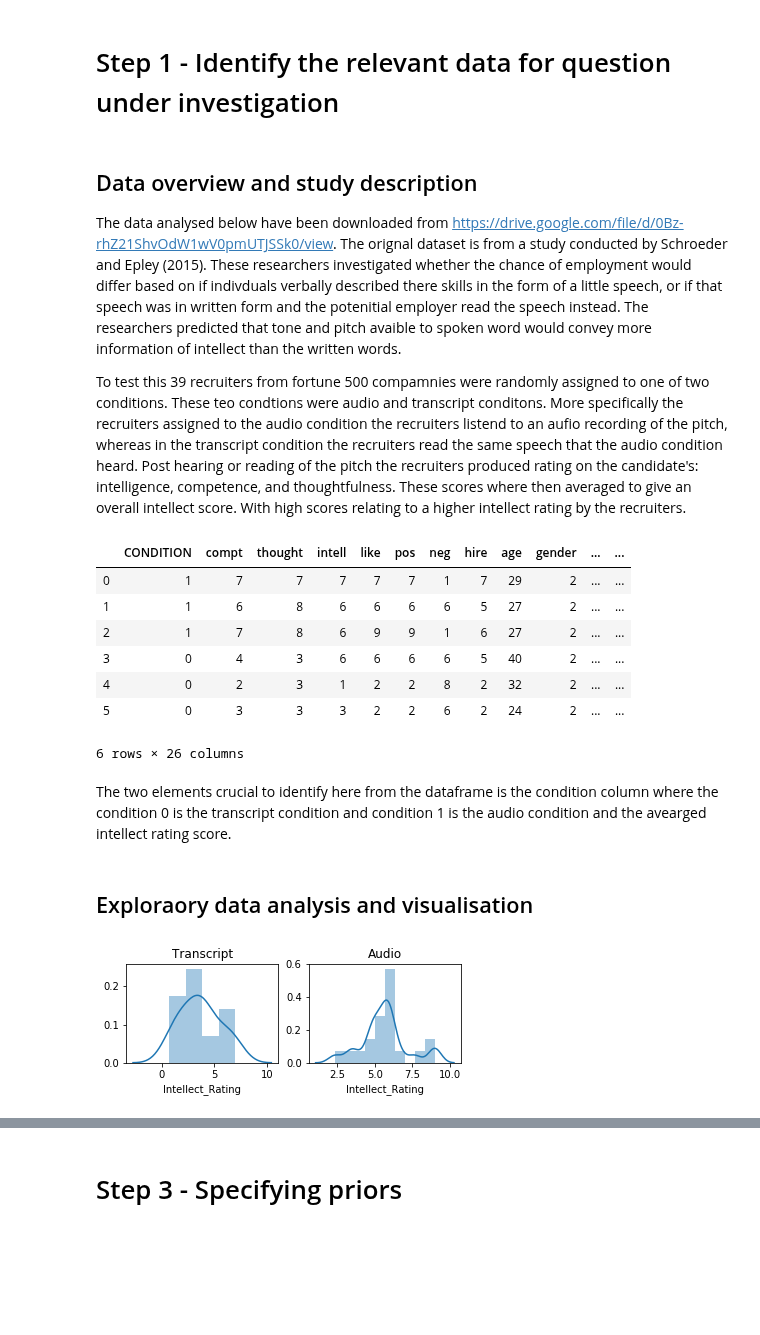
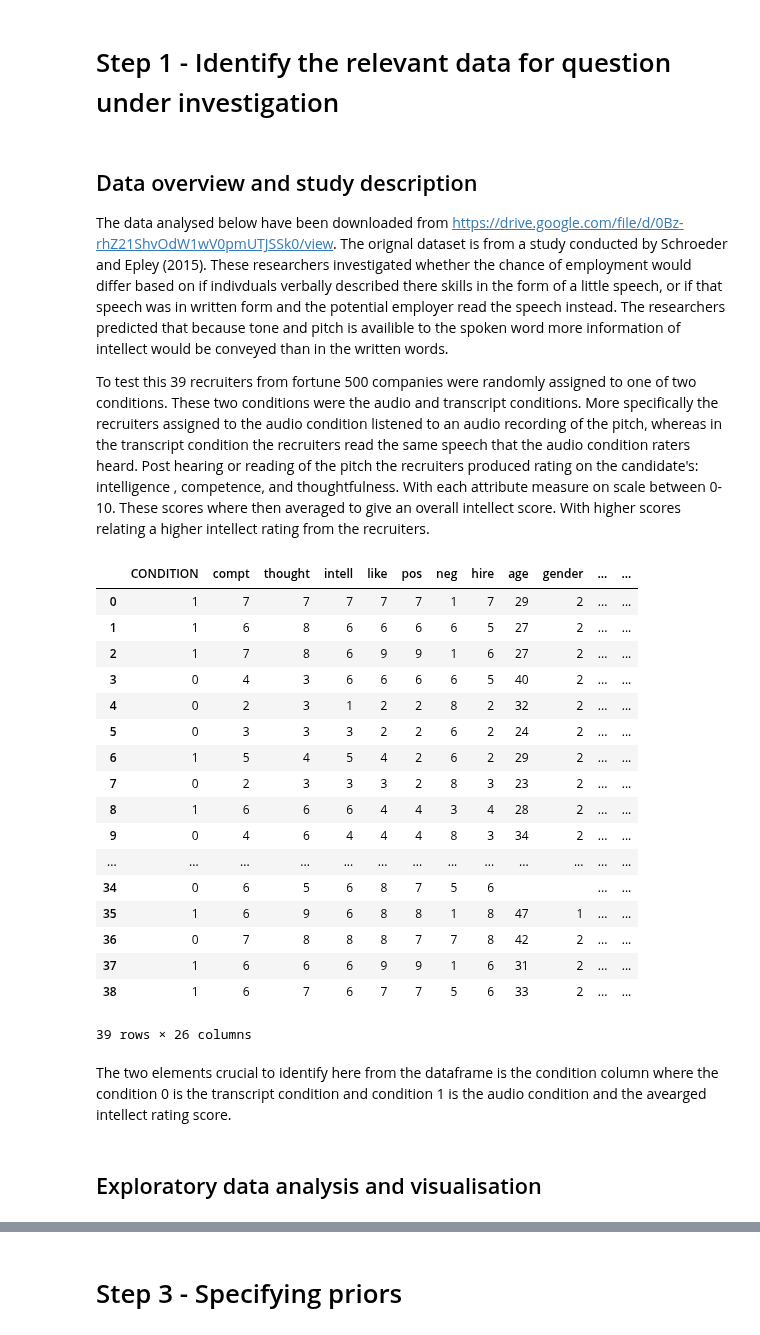
Before and after one commit to ebrlab/Statistical-methods-for-research-workers-bayes-for-psychologists-and-neuroscientists, a Jupyter notebook: wip/Bayesian estimation of Welch's t-test .ipynb, the cells around one changed output, grey strips where cells are left out. Cells and saved outputs as stored; diff of their text form; code cells hidden in the pictures; blank space fills up the shorter version.

```diff
--- a/wip/Bayesian estimation of Welch's t-test .ipynb
+++ b/wip/Bayesian estimation of Welch's t-test .ipynb
@@ -90,32 +94,34 @@ The df are calculated as  $\large df = $
 # %% [markdown]
 ## Data overview and study description
 
-The data analysed below have been downloaded from https://drive.google.com/file/d/0Bz-rhZ21ShvOdW1wV0pmUTJSSk0/view. The orignal dataset is from a study conducted by Schroeder and Epley (2015). These researchers investigated whether the chance of employment would differ based on if indivduals verbally described there skills in the form of a little speech, or if that speech was in written form and the potenitial employer read the speech instead. The researchers predicted that tone and pitch avaible to spoken word would convey more information of intellect than the written words.
+The data analysed below have been downloaded from https://drive.google.com/file/d/0Bz-rhZ21ShvOdW1wV0pmUTJSSk0/view. The orignal dataset is from a study conducted by Schroeder and Epley (2015). These researchers investigated whether the chance of employment would differ based on if indivduals verbally described there skills in the form of a little speech, or if that speech was in written form and the potential employer read the speech instead. The researchers predicted that because tone and pitch is availible to the spoken word more information of intellect would be conveyed than in the written words.
 
-To test this 39 recruiters from fortune 500 compamnies were randomly assigned to one of two conditions. These teo condtions were audio and transcript conditons. More specifically the recruiters assigned to the audio condition the recruiters listend to an aufio recording of the pitch, whereas in the transcript condition the recruiters read the same speech that the audio condition heard. Post hearing or reading of the pitch the recruiters produced rating on the candidate's: intelligence, competence, and thoughtfulness. These scores where then averaged to give an overall intellect score. With high scores relating to a higher intellect rating by the recruiters.
+To test this 39 recruiters from fortune 500 companies were randomly assigned to one of two conditions. These two conditions were the audio and transcript conditions. More specifically the recruiters assigned to the audio condition  listened to an audio recording of the pitch, whereas in the transcript condition the recruiters read the same speech that the audio condition raters heard. Post hearing or reading of the pitch the recruiters produced rating on the candidate's: intelligence , competence, and thoughtfulness. With each attribute measure on scale between 0-10. These scores where then averaged to give an overall intellect score. With higher scores relating a higher intellect rating from the recruiters.
 # %%
-url = "https://raw.githubusercontent.com/ebrlab/Statistical-methods-for-research-workers-bayes-for-psychologists-and-neuroscientists/master/Data/Schroeder%20and%20Epley%202015.csv"
-
+url = "https://raw.githubusercontent.com/ebrlab/Statistical-methods-for-research-workers-bayes-for-psychologists-and-neuroscientists/master/wip/Data/Schroeder%20and%20Epley%202015.csv"
 #Generare apndas data frame with the study data
 df = pd.read_csv(url)
-df.head(6)
+df
 # %% [output]
 |  | CONDITION | compt | thought | intell | like | pos | neg | hire | age | gender | ... | ... |
 | 0 | 1 | 7 | 7 | 7 | 7 | 7 | 1 | 7 | 29 | 2 | ... | ... |
 | 1 | 1 | 6 | 8 | 6 | 6 | 6 | 6 | 5 | 27 | 2 | ... | ... |
 | 2 | 1 | 7 | 8 | 6 | 9 | 9 | 1 | 6 | 27 | 2 | ... | ... |
 | 3 | 0 | 4 | 3 | 6 | 6 | 6 | 6 | 5 | 40 | 2 | ... | ... |
 | 4 | 0 | 2 | 3 | 1 | 2 | 2 | 8 | 2 | 32 | 2 | ... | ... |
 | 5 | 0 | 3 | 3 | 3 | 2 | 2 | 6 | 2 | 24 | 2 | ... | ... |
+| 6 | 1 | 5 | 4 | 5 | 4 | 2 | 6 | 2 | 29 | 2 | ... | ... |
+| 7 | 0 | 2 | 3 | 3 | 3 | 2 | 8 | 3 | 23 | 2 | ... | ... |
+| 8 | 1 | 6 | 6 | 6 | 4 | 4 | 3 | 4 | 28 | 2 | ... | ... |
+| 9 | 0 | 4 | 6 | 4 | 4 | 4 | 8 | 3 | 34 | 2 | ... | ... |
+| ... | ... | ... | ... | ... | ... | ... | ... | ... | ... | ... | ... | ... |
+| 34 | 0 | 6 | 5 | 6 | 8 | 7 | 5 | 6 |  |  | ... | ... |
+| 35 | 1 | 6 | 9 | 6 | 8 | 8 | 1 | 8 | 47 | 1 | ... | ... |
+| 36 | 0 | 7 | 8 | 8 | 8 | 7 | 7 | 8 | 42 | 2 | ... | ... |
+| 37 | 1 | 6 | 6 | 6 | 9 | 9 | 1 | 6 | 31 | 2 | ... | ... |
+| 38 | 1 | 6 | 7 | 6 | 7 | 7 | 5 | 6 | 33 | 2 | ... | ... |
-6 rows × 26 columns
+39 rows × 26 columns
 # %% [markdown]
 The two elements crucial to identify here from the dataframe is the condition column where the condition 0 is the transcript condition and condition 1 is the audio condition and the avearged intellect rating score.
 # %% [markdown]
-## Exploraory data analysis and visualisation
+## Exploratory data analysis and visualisation
-# %%
-plt.subplot(2,2,1)
-sns.distplot( df[df['CONDITION'] == 0]['Intellect_Rating'] ).set_title('Transcript');
-plt.subplot(2,2,2)
-sns.distplot( df[df['CONDITION'] == 1]['Intellect_Rating'] ).set_title('Audio');
-# %% [output]
-[figure, removed]
```
Also changed, not shown: parts of 37 cells of this notebook, 3 other files.
